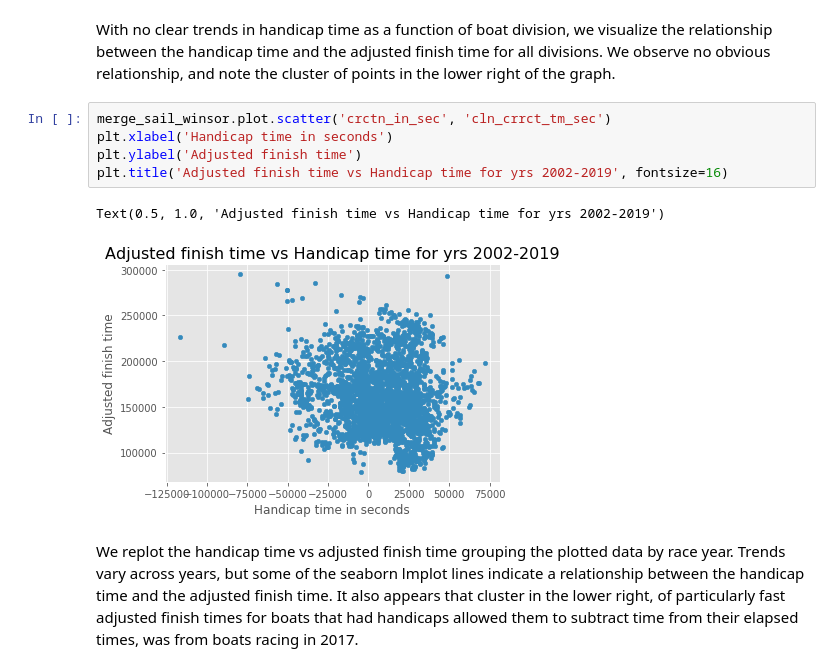
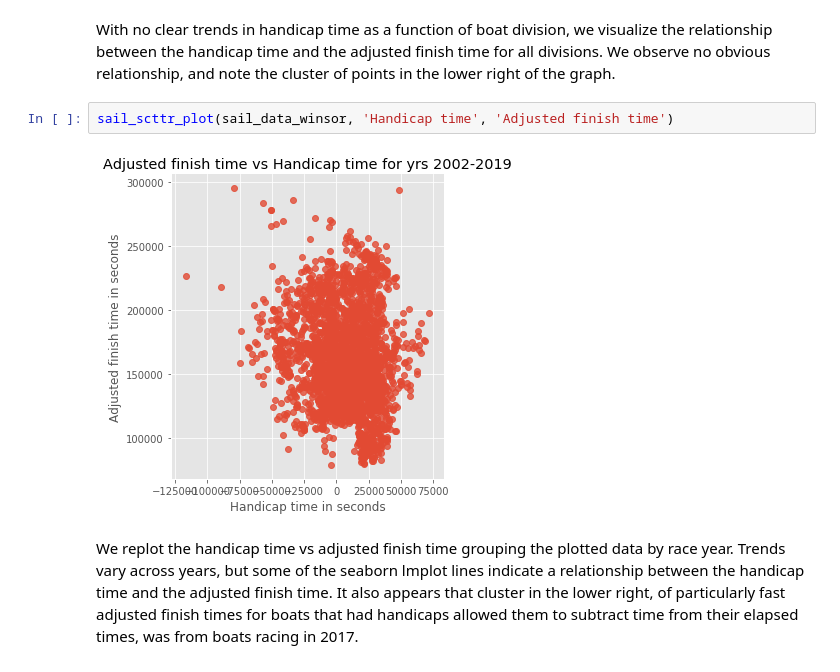
Before and after one commit to devens-mn/Devens_NYCDSA_Web_Scrape, a Jupyter notebook: Devens_NYCDSA_webscrape_v2.ipynb, the cells around one changed output. Saved outputs shown, nothing was run; the diff lists cells and outputs as text.

```diff
--- a/Devens_NYCDSA_webscrape_v2.ipynb
+++ b/Devens_NYCDSA_webscrape_v2.ipynb
@@ -63,12 +62,8 @@ Text(0.5, 0, 'Boat division')
 # %% [markdown]
 With no clear trends in handicap time as a function of boat division, we visualize the relationship between the handicap time and the adjusted finish time for all divisions. We observe no obvious relationship, and note the cluster of points in the lower right of the graph.
-# %%
-merge_sail_winsor.plot.scatter('crctn_in_sec', 'cln_crrct_tm_sec')
-plt.xlabel('Handicap time in seconds')
-plt.ylabel('Adjusted finish time')
-plt.title('Adjusted finish time vs Handicap time for yrs 2002-2019', fontsize=16)
-# %% [output]
-Text(0.5, 1.0, 'Adjusted finish time vs Handicap time for yrs 2002-2019')
-[figure, removed]
+# %%
+sail_scttr_plot(sail_data_winsor, 'Handicap time', 'Adjusted finish time')
+# %% [output]
+[figure, added]
 # %% [markdown]
 We replot the handicap time vs adjusted finish time grouping the plotted data by race year. Trends vary across years, but some of the seaborn lmplot lines indicate a relationship between the handicap time and the adjusted finish time. It also appears that cluster in the lower right, of particularly fast adjusted finish times for boats that had handicaps allowed them to subtract time from their elapsed times, was from boats racing in 2017.
```
Also changed, not shown: parts of 62 cells of this notebook, 2 other files.
